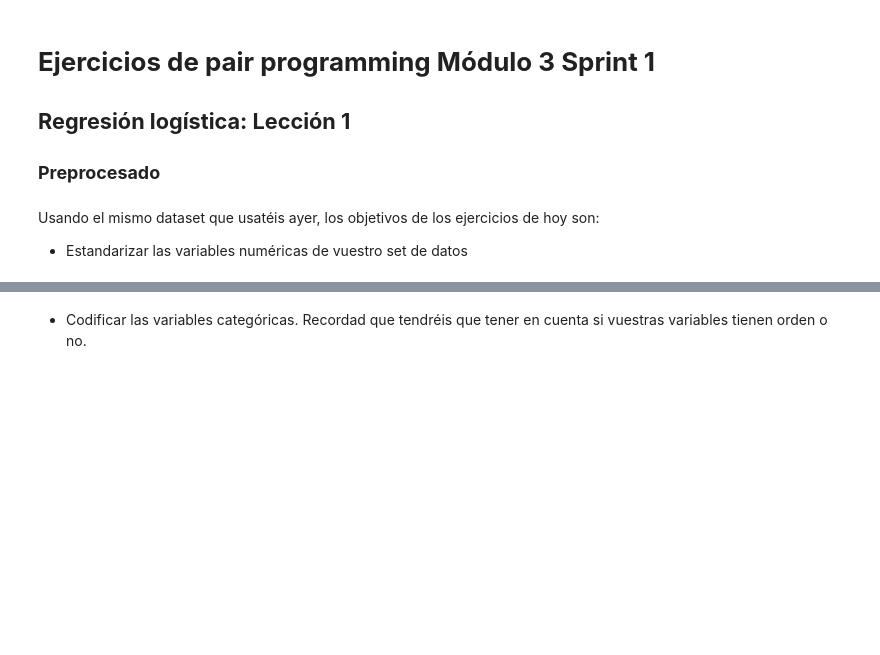
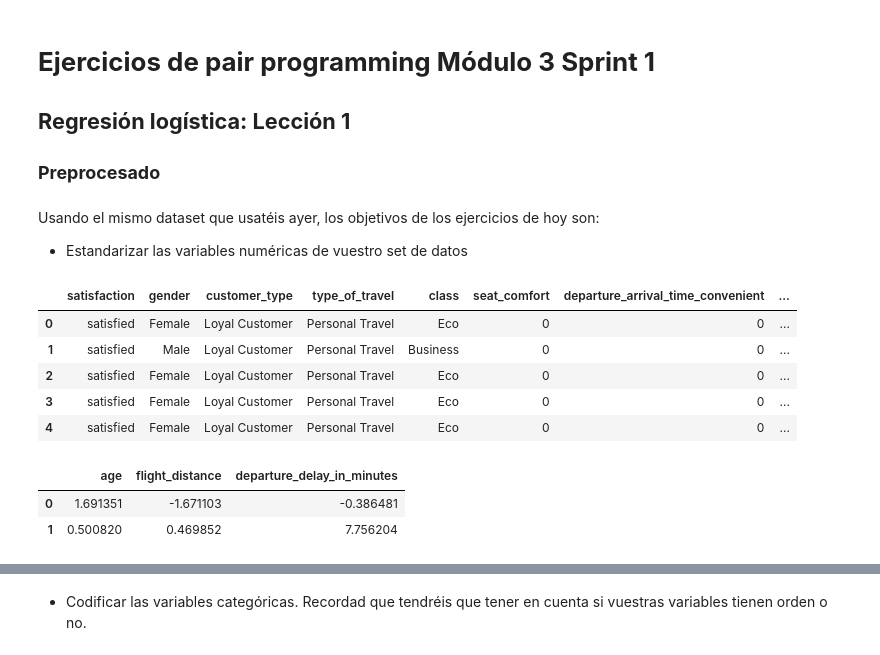
Before and after one commit to Adalab/promo-d-da-modulo3-sprint1-elisa-lidya, a Jupyter notebook: regresion-logistica/II-pair-regresion-logistica-Preprocesado.ipynb, the cells around one changed output, grey strips where cells are left out. Saved outputs shown, nothing was run; the diff lists cells and outputs as text; code cells hidden in the pictures; blank space fills up the shorter version.

```diff
--- a/regresion-logistica/II-pair-regresion-logistica-Preprocesado.ipynb
+++ b/regresion-logistica/II-pair-regresion-logistica-Preprocesado.ipynb
@@ -42,3 +43,25 @@ import os
 # %% [markdown]
 Usando el mismo dataset que usatéis ayer, los objetivos de los ejercicios de hoy son:
 - Estandarizar las variables numéricas de vuestro set de datos
+# %%
+df = pd.read_pickle('../datos/Invistico_Airline_limpio.pkl')
+df.head()
+# %% [output]
+|  | satisfaction | gender | customer_type | type_of_travel | class | seat_comfort | departure_arrival_time_convenient | ... |
+| 0 | satisfied | Female | Loyal Customer | Personal Travel | Eco | 0 | 0 | ... |
+| 1 | satisfied | Male | Loyal Customer | Personal Travel | Business | 0 | 0 | ... |
+| 2 | satisfied | Female | Loyal Customer | Personal Travel | Eco | 0 | 0 | ... |
+| 3 | satisfied | Female | Loyal Customer | Personal Travel | Eco | 0 | 0 | ... |
+| 4 | satisfied | Female | Loyal Customer | Personal Travel | Eco | 0 | 0 | ... |
+# %%
+numericas = df.select_dtypes(include = np.number)
+
+scaler = StandardScaler()
+scaler.fit(numericas)
+num_estandar = scaler.transform(numericas)
+numericas_estandarizadas = pd.DataFrame(num_estandar, columns = numericas.columns)
+numericas_estandarizadas.head(2)
+# %% [output]
+|  | age | flight_distance | departure_delay_in_minutes |
+| 0 | 1.691351 | -1.671103 | -0.386481 |
+| 1 | 0.500820 | 0.469852 | 7.756204 |
```
Also changed, not shown: parts of 19 cells of this notebook, 4 other files.
